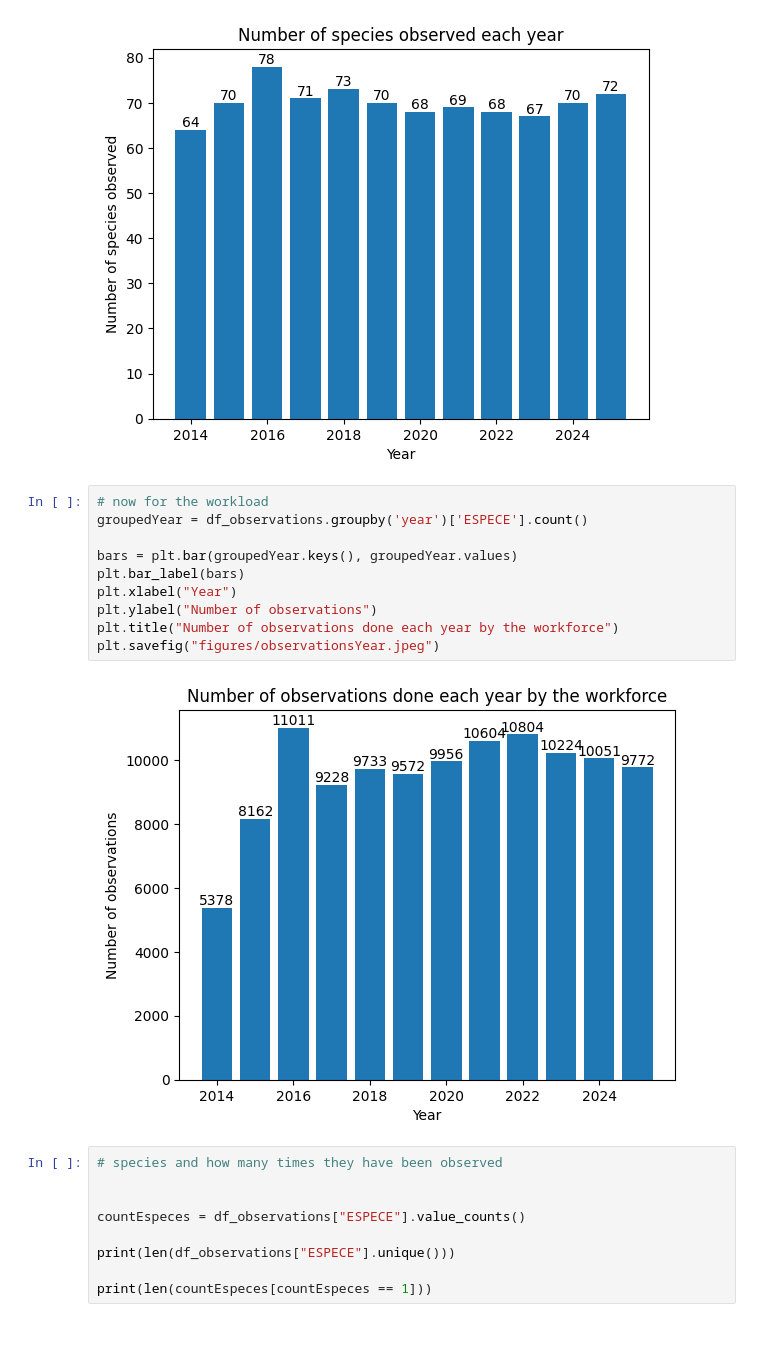
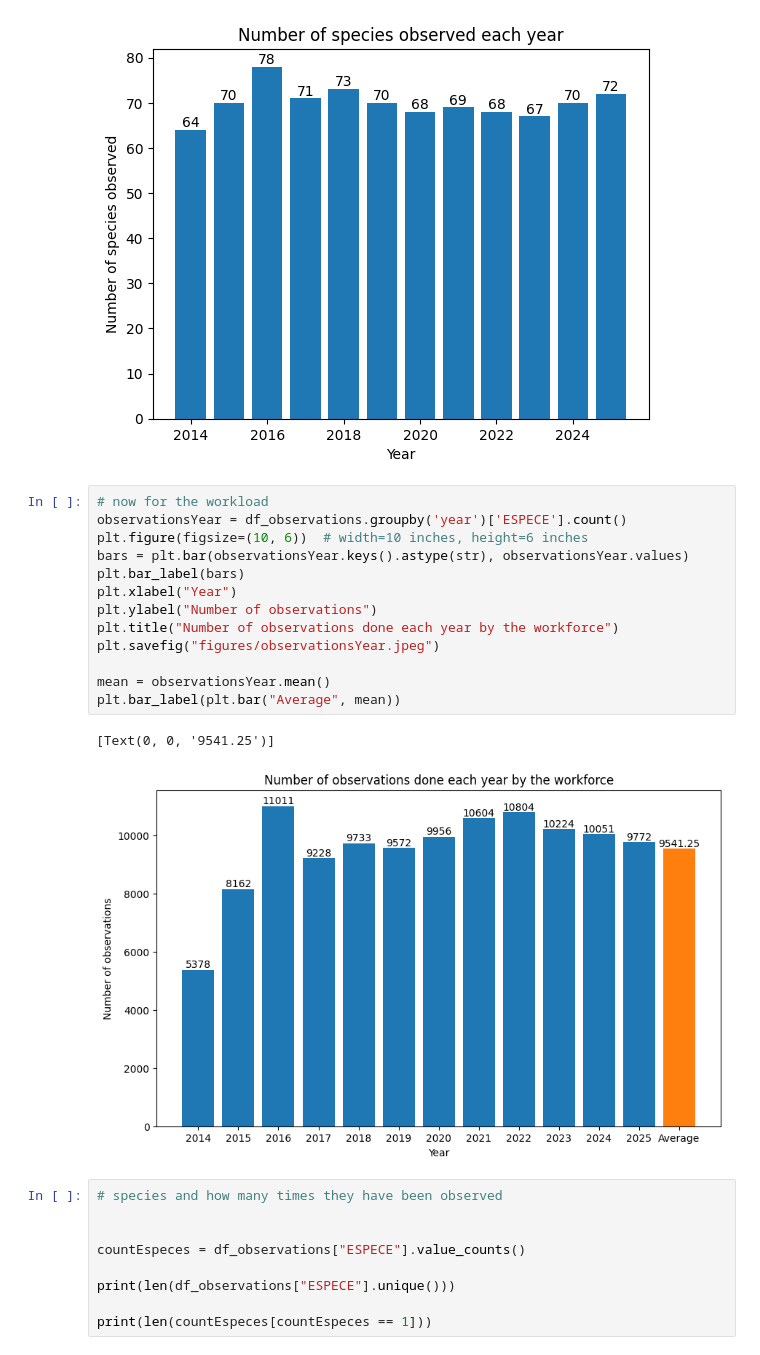
Before and after one commit to baptistepras/birds_biodiversity, a Jupyter notebook: code.ipynb, the cells around one changed output. Cells and saved outputs as stored; diff of their text form.

```diff
--- a/code.ipynb
+++ b/code.ipynb
@@ -348,16 +365,20 @@ plt.savefig("figures/speciesPerYear.jpeg")
 [figure]
 # %%
 # now for the workload
-groupedYear = df_observations.groupby('year')['ESPECE'].count()
-
-bars = plt.bar(groupedYear.keys(), groupedYear.values)
+observationsYear = df_observations.groupby('year')['ESPECE'].count()
+plt.figure(figsize=(10, 6))  # width=10 inches, height=6 inches
+bars = plt.bar(observationsYear.keys().astype(str), observationsYear.values)
 plt.bar_label(bars)
 plt.xlabel("Year")
 plt.ylabel("Number of observations")
 plt.title("Number of observations done each year by the workforce")
 plt.savefig("figures/observationsYear.jpeg")
+
+mean = observationsYear.mean()
+plt.bar_label(plt.bar("Average", mean))
 # %% [output]
+[Text(0, 0, '9541.25')]
-[figure, old version]
+[figure, new version]
 # %%
 # species and how many times they have been observed
 
```
Also changed, not shown: parts of 6 cells of this notebook.
